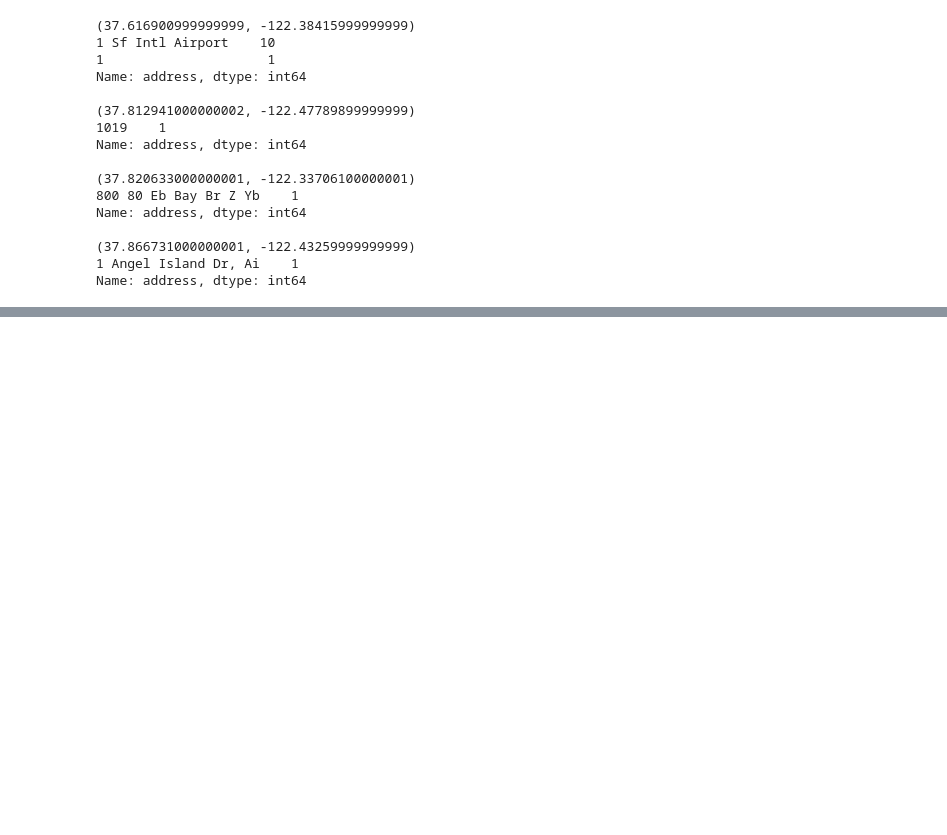
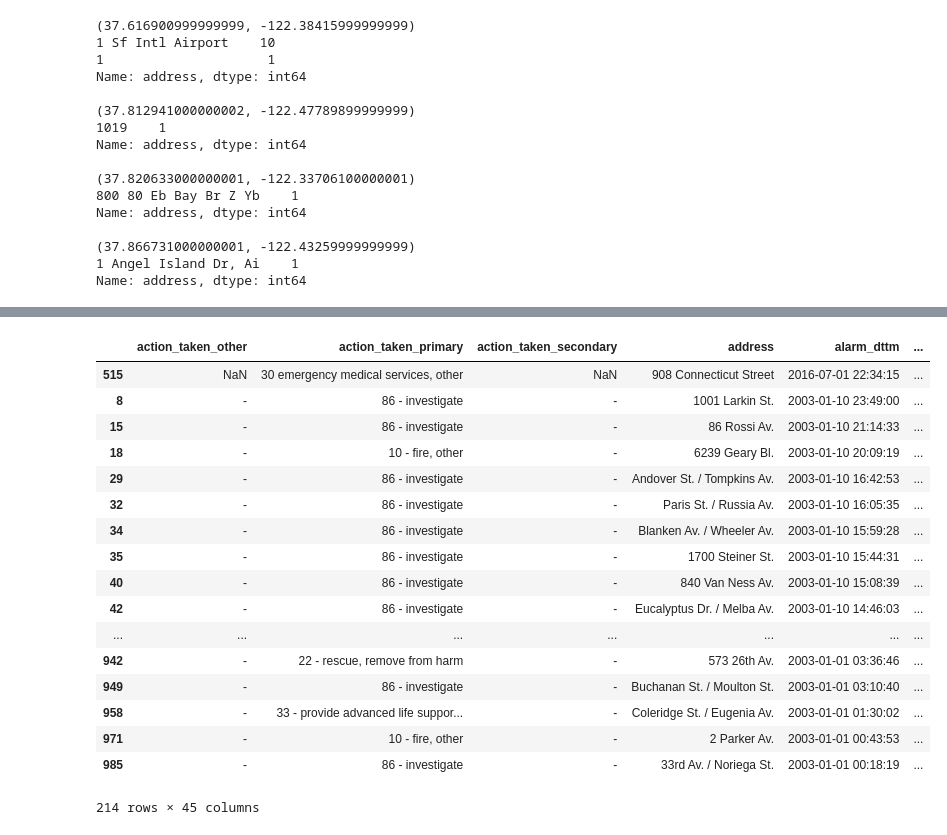
Before and after one commit to mikezawitkowski/fireRiskSF, a Jupyter notebook: notebooks/exploratory/0.3-EDA-second-pass.ipynb, the cells around one changed output, grey strips where cells are left out. Saved outputs shown, nothing was run; the diff lists cells and outputs as text; code cells hidden in the pictures; blank space fills up the shorter version.

```diff
--- a/notebooks/exploratory/0.3-EDA-second-pass.ipynb
+++ b/notebooks/exploratory/0.3-EDA-second-pass.ipynb
@@ -485,0 +650,21 @@ temp_df.head()
+# %%
+df[df.zipcode.isnull()]
+# %% [output]
+|  | action_taken_other | action_taken_primary | action_taken_secondary | address | alarm_dttm | ... |
+| 515 | NaN | 30 emergency medical services, other | NaN | 908 Connecticut Street | 2016-07-01 22:34:15 | ... |
+| 8 | - | 86 - investigate | - | 1001 Larkin St. | 2003-01-10 23:49:00 | ... |
+| 15 | - | 86 - investigate | - | 86 Rossi Av. | 2003-01-10 21:14:33 | ... |
+| 18 | - | 10 - fire, other | - | 6239 Geary Bl. | 2003-01-10 20:09:19 | ... |
+| 29 | - | 86 - investigate | - | Andover St. / Tompkins Av. | 2003-01-10 16:42:53 | ... |
+| 32 | - | 86 - investigate | - | Paris St. / Russia Av. | 2003-01-10 16:05:35 | ... |
+| 34 | - | 86 - investigate | - | Blanken Av. / Wheeler Av. | 2003-01-10 15:59:28 | ... |
+| 35 | - | 86 - investigate | - | 1700 Steiner St. | 2003-01-10 15:44:31 | ... |
+| 40 | - | 86 - investigate | - | 840 Van Ness Av. | 2003-01-10 15:08:39 | ... |
+| 42 | - | 86 - investigate | - | Eucalyptus Dr. / Melba Av. | 2003-01-10 14:46:03 | ... |
+| ... | ... | ... | ... | ... | ... | ... |
+| 942 | - | 22 - rescue, remove from harm | - | 573 26th Av. | 2003-01-01 03:36:46 | ... |
+| 949 | - | 86 - investigate | - | Buchanan St. / Moulton St. | 2003-01-01 03:10:40 | ... |
+| 958 | - | 33 - provide advanced life suppor... | - | Coleridge St. / Eugenia Av. | 2003-01-01 01:30:02 | ... |
+| 971 | - | 10 - fire, other | - | 2 Parker Av. | 2003-01-01 00:43:53 | ... |
+| 985 | - | 86 - investigate | - | 33rd Av. / Noriega St. | 2003-01-01 00:18:19 | ... |
+214 rows × 45 columns
```
Also changed, not shown: parts of 15 cells of this notebook, 1 other file.
